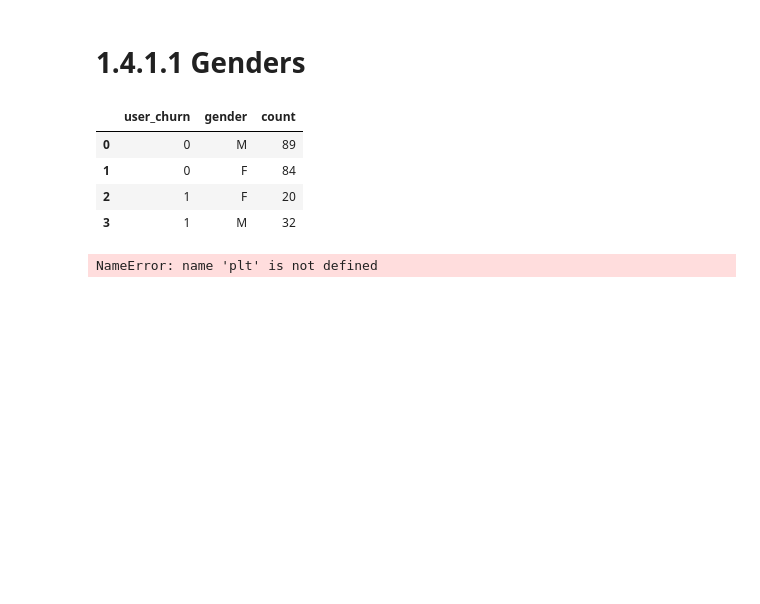
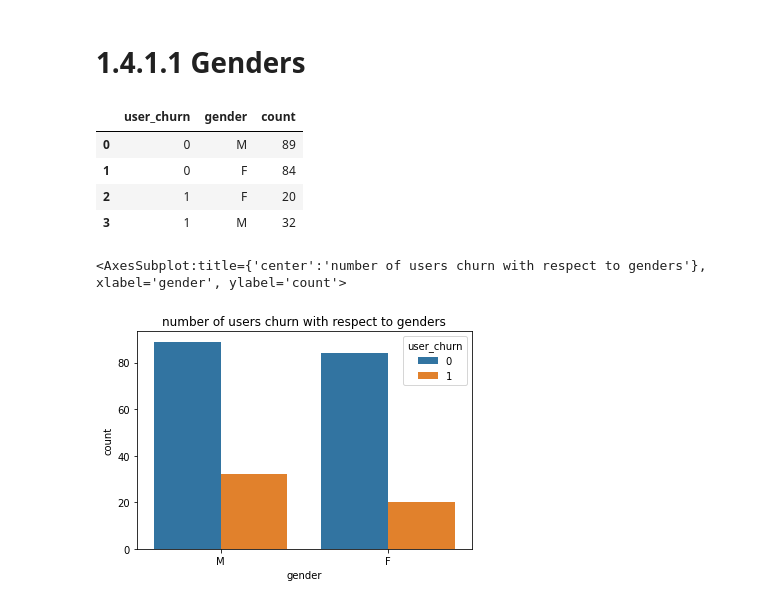
Before and after one commit to yatfungleung/Sparkify-User-Churn-Prediction, a Jupyter notebook: 1_data_cleaning.ipynb, the cells around one changed output. Drawn from its saved outputs; the diff is of its cells as text; code cells hidden in the pictures; blank space fills up the shorter version.

```diff
--- a/1_data_cleaning.ipynb
+++ b/1_data_cleaning.ipynb
@@ -446,7 +446,8 @@ df_gender_pd
 # %%
 # display in bar chart
 
 plt.title('number of users churn with respect to genders')
-sns.barplot(x = 'user_churn', y = 'count', data = df_gender_pd, hue = 'gender')
+sns.barplot(x = 'gender', y = 'count', data = df_gender_pd, hue = 'user_churn')
 # %% [output]
-NameError: name 'plt' is not defined
+<AxesSubplot:title={'center':'number of users churn with respect to genders'}, xlabel='gender', ylabel='count'>
+[figure, added]
```
Also changed, not shown: parts of 4 cells of this notebook.
